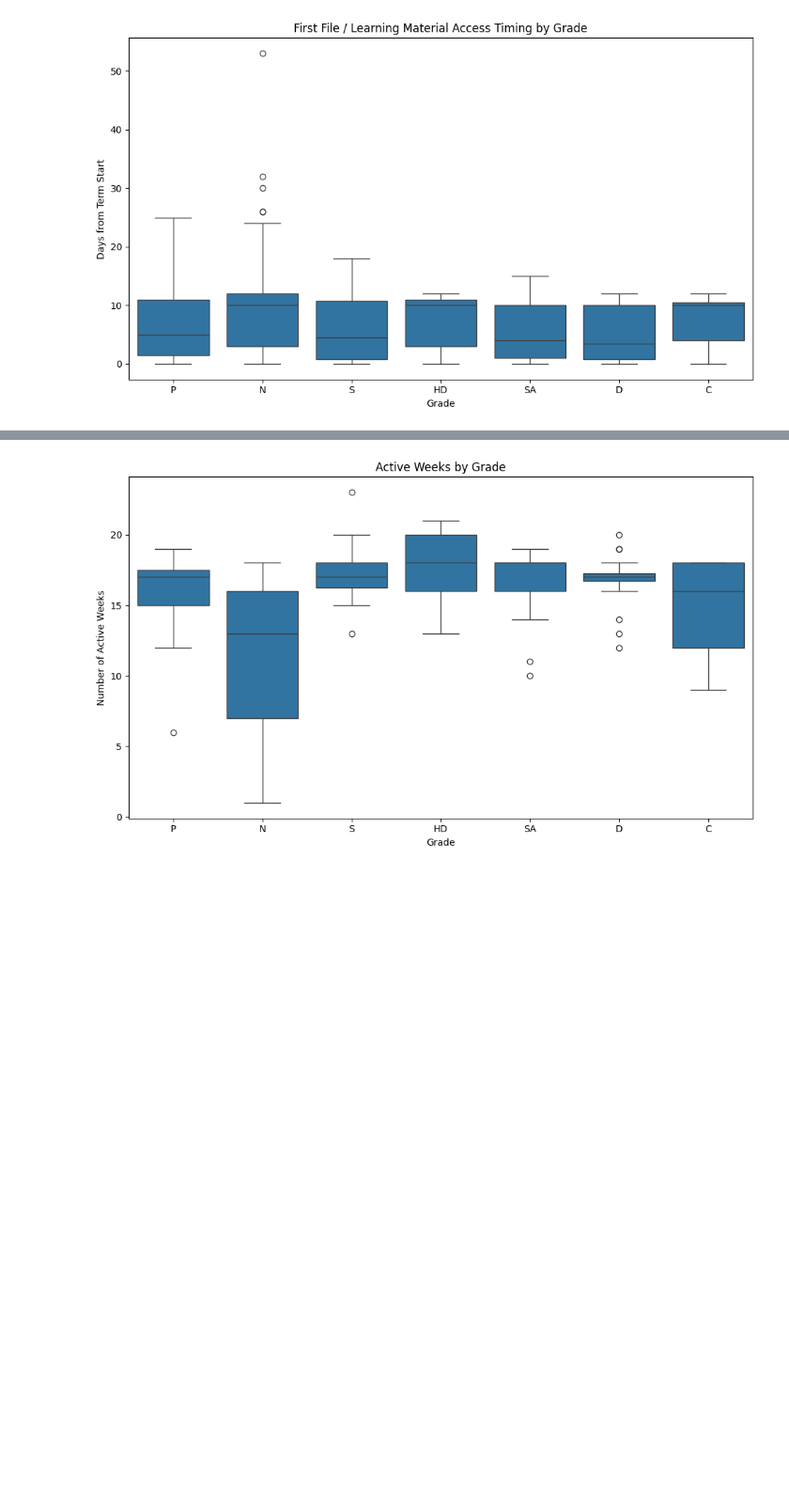
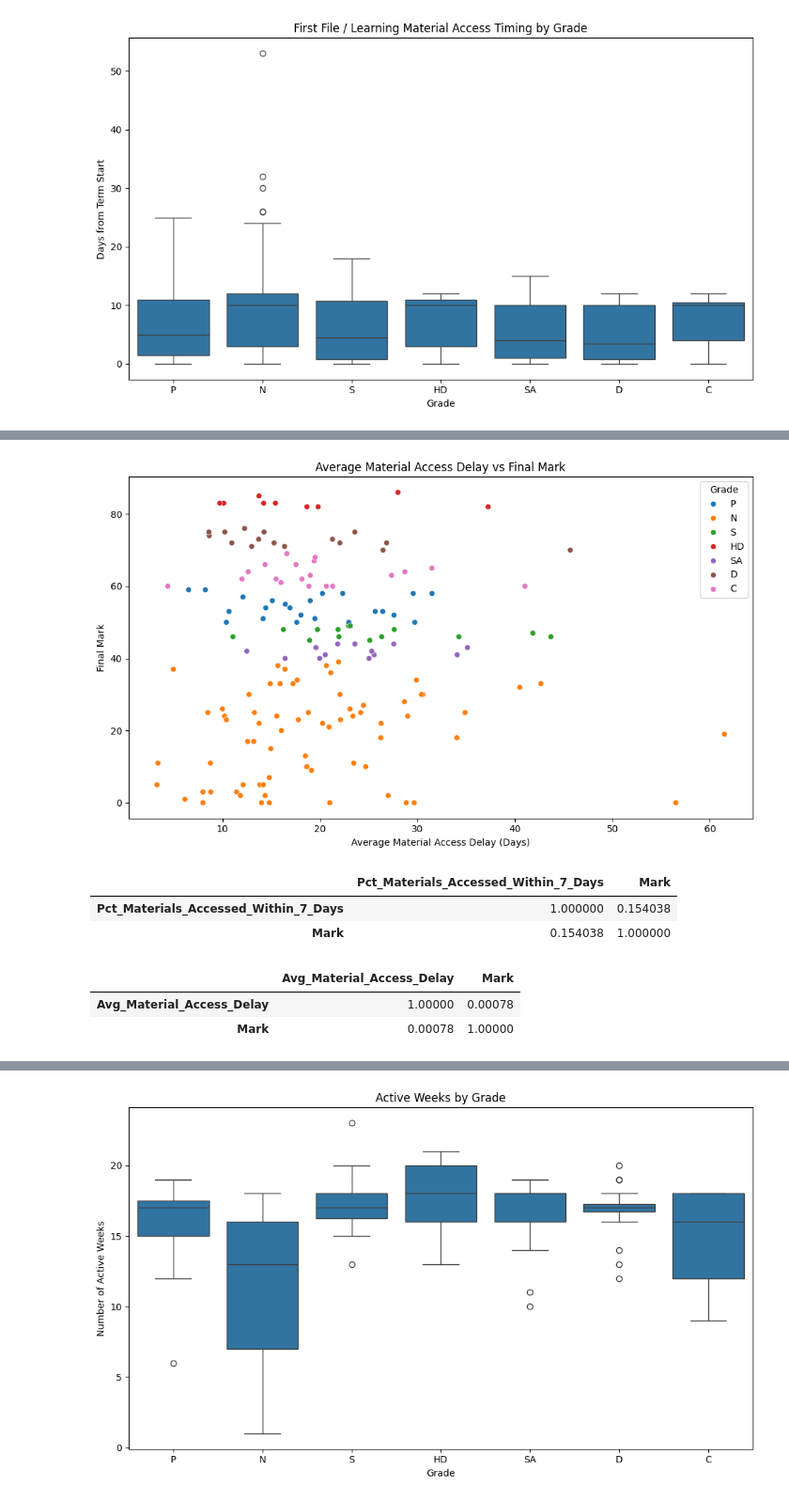
Before and after one commit to Rhea-myat/Smart-LMS-Dashboard-Moodle, a Jupyter notebook: explore_v1.1.ipynb, the cells around one changed output, grey strips where cells are left out. Shown at 94% size. Cells and saved outputs as stored; diff of their text form; code cells hidden in the pictures; blank space fills up the shorter version.

```diff
--- a/explore_v1.1.ipynb
+++ b/explore_v1.1.ipynb
@@ -1605,0 +1721,59 @@ plt.show()
+# %%
+plt.figure(figsize=(10, 6))
+
+sns.scatterplot(
+    data=student_delay_summary,
+    x='Avg_Material_Access_Delay',
+    y='Mark',
+    hue='Grade'
+)
+
+plt.title('Average Material Access Delay vs Final Mark')
+plt.xlabel('Average Material Access Delay (Days)')
+plt.ylabel('Final Mark')
+plt.tight_layout()
+plt.show()
+# %% [output]
+[figure, added]
+# %%
+student_material_first_access['Accessed Within 7 Days'] = (
+    student_material_first_access['Access Delay Days'] <= 7
+)
+
+early_access_summary = (
+    student_material_first_access
+    .groupby(['Person Id', 'Grade', 'Mark'])
+    .agg(
+        Materials_Accessed=('Material Name', 'nunique'),
+        Materials_Accessed_Within_7_Days=('Accessed Within 7 Days', 'sum')
+    )
+    .reset_index()
+)
+
+early_access_summary['Pct_Materials_Accessed_Within_7_Days'] = (
+    early_access_summary['Materials_Accessed_Within_7_Days']
+    / early_access_summary['Materials_Accessed']
+) * 100
+
+early_access_summary[['Pct_Materials_Accessed_Within_7_Days', 'Mark']].corr()
+# %% [output]
+|  | Pct_Materials_Accessed_Within_7_Days | Mark |
+| Pct_Materials_Accessed_Within_7_Days | 1.000000 | 0.154038 |
+| Mark | 0.154038 | 1.000000 |
+# %%
+student_delay_summary = (
+    student_material_first_access
+    .groupby(['Person Id', 'Grade', 'Mark'])
+    .agg(
+        Avg_Material_Access_Delay=('Access Delay Days', 'mean'),
+        Median_Material_Access_Delay=('Access Delay Days', 'median'),
+        Materials_Accessed=('Material Name', 'nunique')
+    )
+    .reset_index()
+)
+
+student_delay_summary[['Avg_Material_Access_Delay', 'Mark']].corr()
+# %% [output]
+|  | Avg_Material_Access_Delay | Mark |
+| Avg_Material_Access_Delay | 1.00000 | 0.00078 |
+| Mark | 0.00078 | 1.00000 |
```
Also changed, not shown: parts of 39 cells of this notebook, 2 other files.
